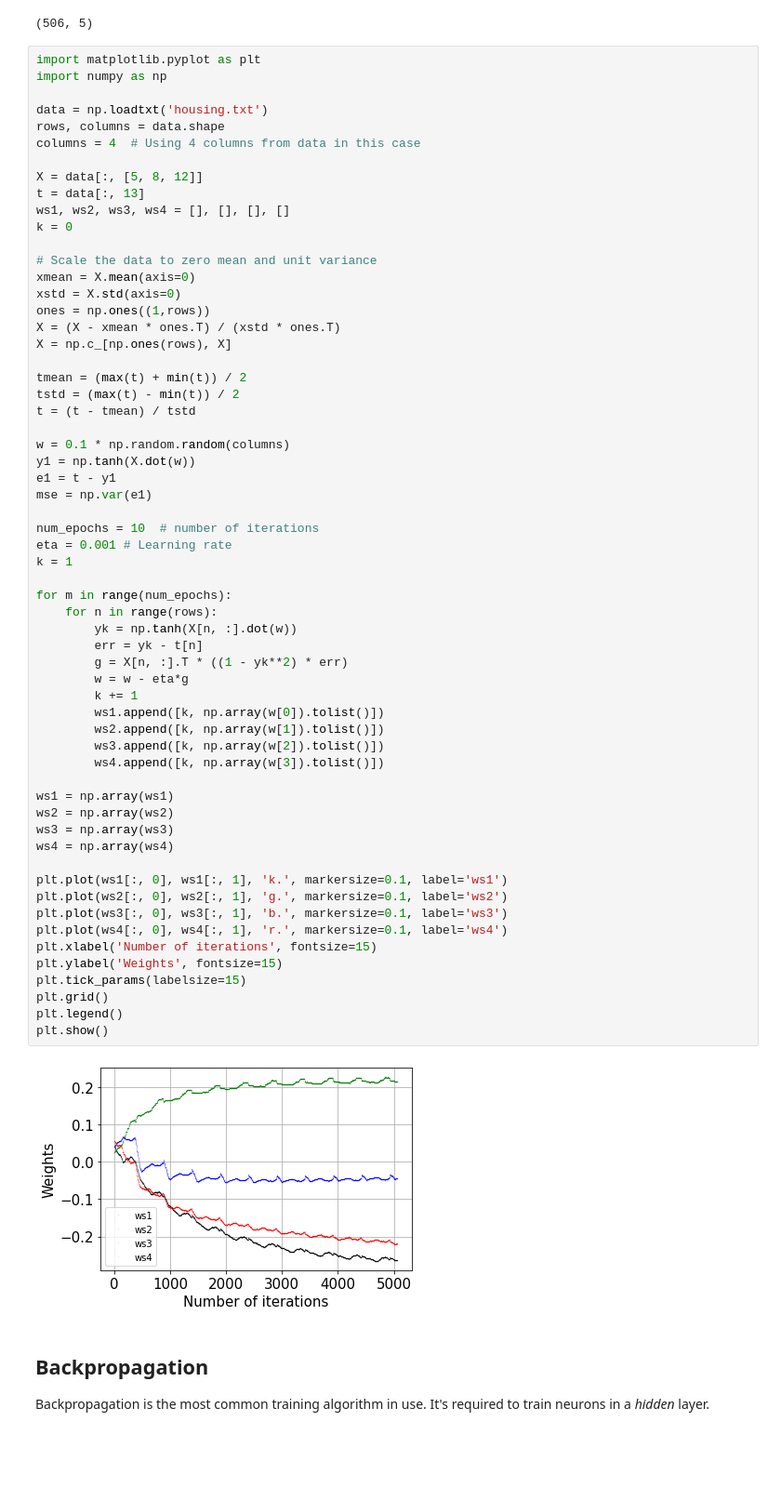
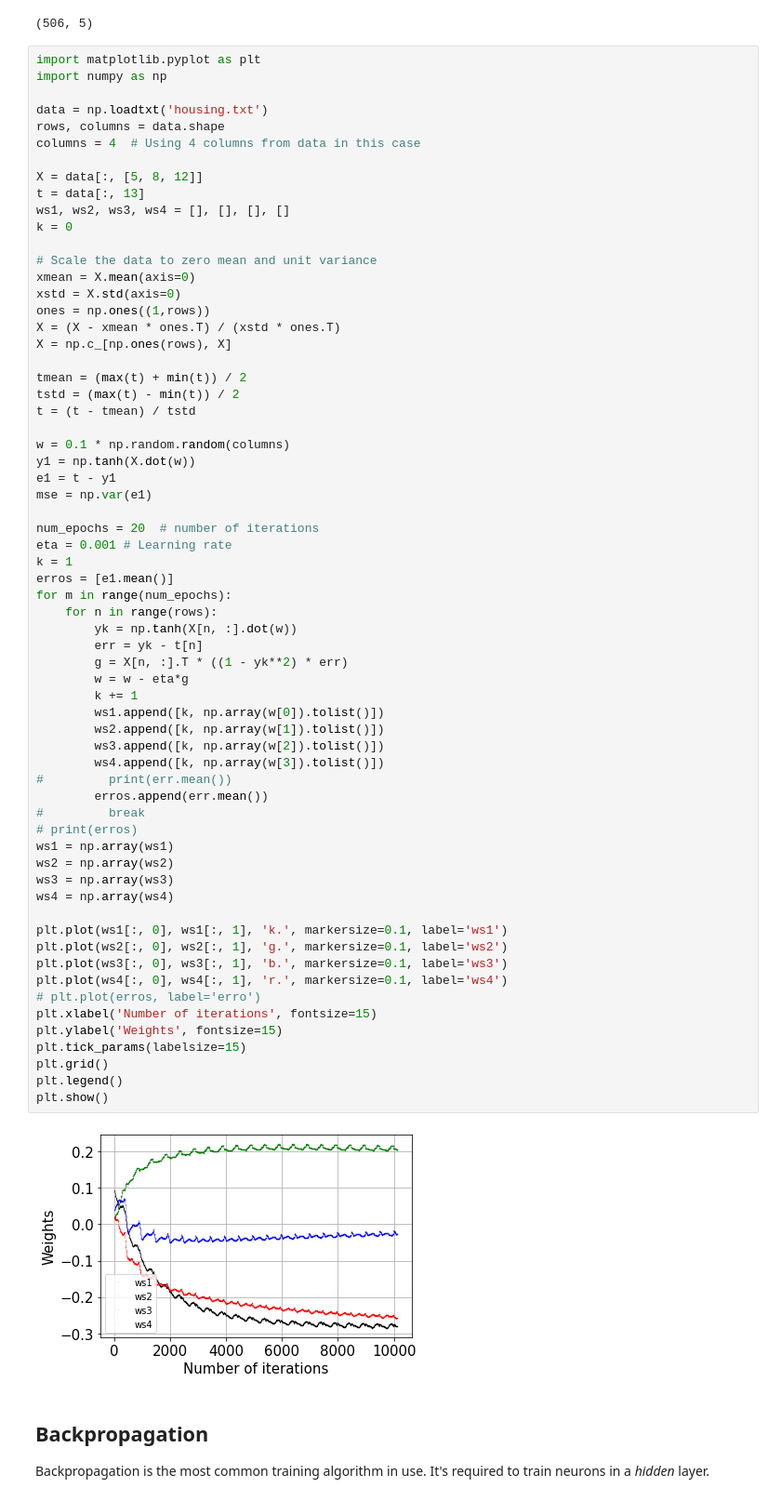
Before and after one commit to fccoelho/sistemas_dinamicos_aplicados, a Jupyter notebook: Sage/Neural Networks.ipynb, the cells around one changed output. Shown: that part at 93% size. Drawn from its saved outputs; the diff is of its cells as text; blank space fills up the shorter version.

```diff
--- a/Sage/Neural Networks.ipynb
+++ b/Sage/Neural Networks.ipynb
@@ -63,39 +63,43 @@ y1 = np.tanh(X.dot(w))
 e1 = t - y1
 mse = np.var(e1)
 
-num_epochs = 10  # number of iterations
+num_epochs = 20  # number of iterations
 eta = 0.001 # Learning rate
 k = 1
-
+erros = [e1.mean()]
 for m in range(num_epochs):
     for n in range(rows):
         yk = np.tanh(X[n, :].dot(w))
         err = yk - t[n]
         g = X[n, :].T * ((1 - yk**2) * err)
         w = w - eta*g
         k += 1
         ws1.append([k, np.array(w[0]).tolist()])
         ws2.append([k, np.array(w[1]).tolist()])
         ws3.append([k, np.array(w[2]).tolist()])
         ws4.append([k, np.array(w[3]).tolist()])
-
+#         print(err.mean())
+        erros.append(err.mean())
+#         break
+# print(erros)
 ws1 = np.array(ws1)
 ws2 = np.array(ws2)
 ws3 = np.array(ws3)
 ws4 = np.array(ws4)
 
 plt.plot(ws1[:, 0], ws1[:, 1], 'k.', markersize=0.1, label='ws1')
 plt.plot(ws2[:, 0], ws2[:, 1], 'g.', markersize=0.1, label='ws2')
 plt.plot(ws3[:, 0], ws3[:, 1], 'b.', markersize=0.1, label='ws3')
 plt.plot(ws4[:, 0], ws4[:, 1], 'r.', markersize=0.1, label='ws4')
+# plt.plot(erros, label='erro')
 plt.xlabel('Number of iterations', fontsize=15)
 plt.ylabel('Weights', fontsize=15)
 plt.tick_params(labelsize=15)
 plt.grid()
 plt.legend()
 plt.show()
 # %% [output]
-[figure, old version]
+[figure, new version]
 # %% [markdown]
 ## Backpropagation
 Backpropagation is the most common training algorithm in use. It's required to train neurons in a *hidden* layer.
```
Also changed, not shown: parts of 3 cells of this notebook.
